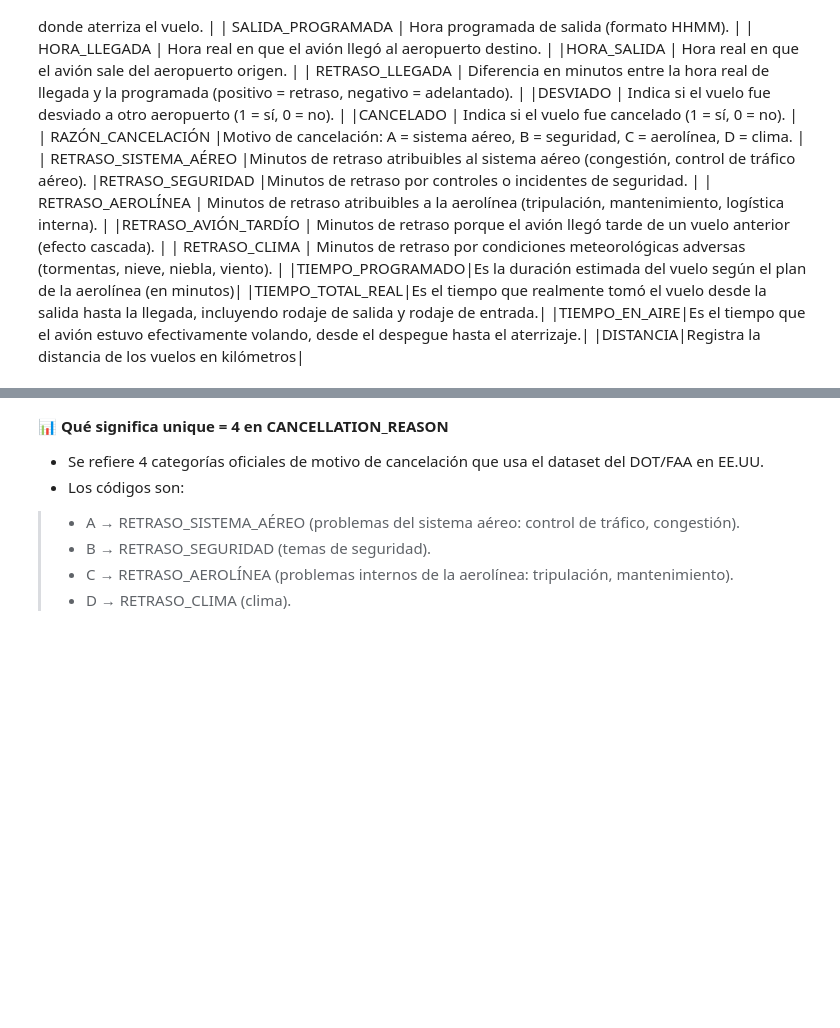
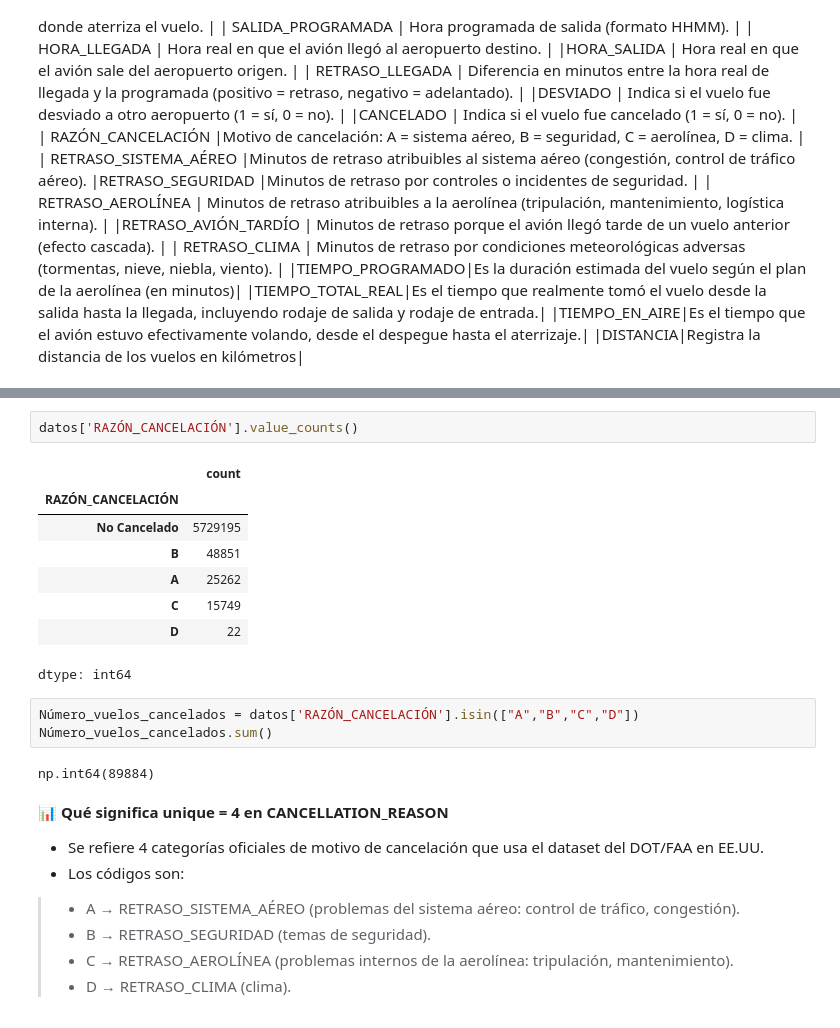
Before and after one commit to arnaldourbina/HACKATON_Equipo_H12-25-L-Equipo74, a Jupyter notebook: Análisis_flights2015.ipynb, the cells around one changed output, grey strips where cells are left out. Cells and saved outputs as stored; diff of their text form; blank space fills up the shorter version.

```diff
--- a/Análisis_flights2015.ipynb
+++ b/Análisis_flights2015.ipynb
@@ -215,3 +233,19 @@ datos.describe(include="O") #Generación de estadísticas de columnas categóric
+# %%
+datos['RAZÓN_CANCELACIÓN'].value_counts()
+# %% [output]
+|  | count |
+| RAZÓN_CANCELACIÓN |  |
+| No Cancelado | 5729195 |
+| B | 48851 |
+| A | 25262 |
+| C | 15749 |
+| D | 22 |
+dtype: int64
+# %%
+Número_vuelos_cancelados = datos['RAZÓN_CANCELACIÓN'].isin(["A","B","C","D"])
+Número_vuelos_cancelados.sum()
+# %% [output]
+np.int64(89884)
 # %% [markdown]
 📊 **Qué significa unique = 4 en CANCELLATION_REASON**
 - Se refiere 4 categorías oficiales de motivo de cancelación que usa el dataset del DOT/FAA en EE.UU.
```
Also changed, not shown: parts of 31 cells of this notebook.
